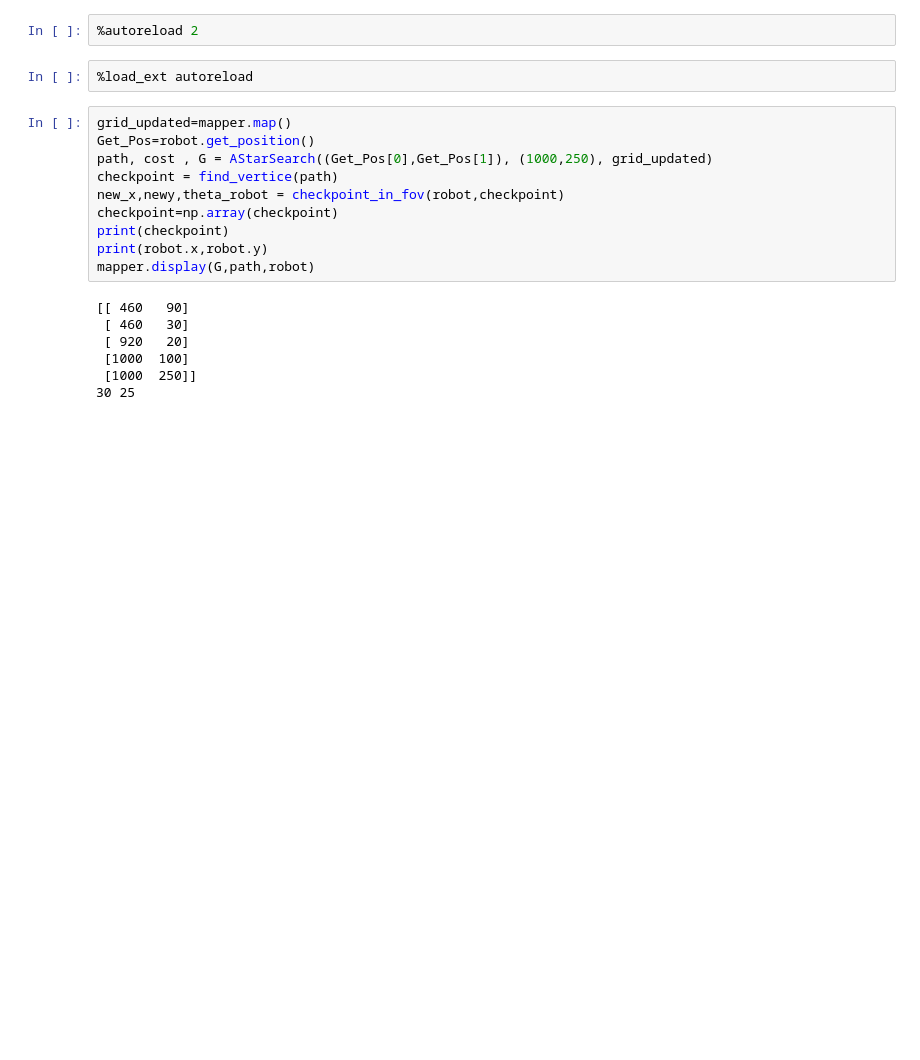
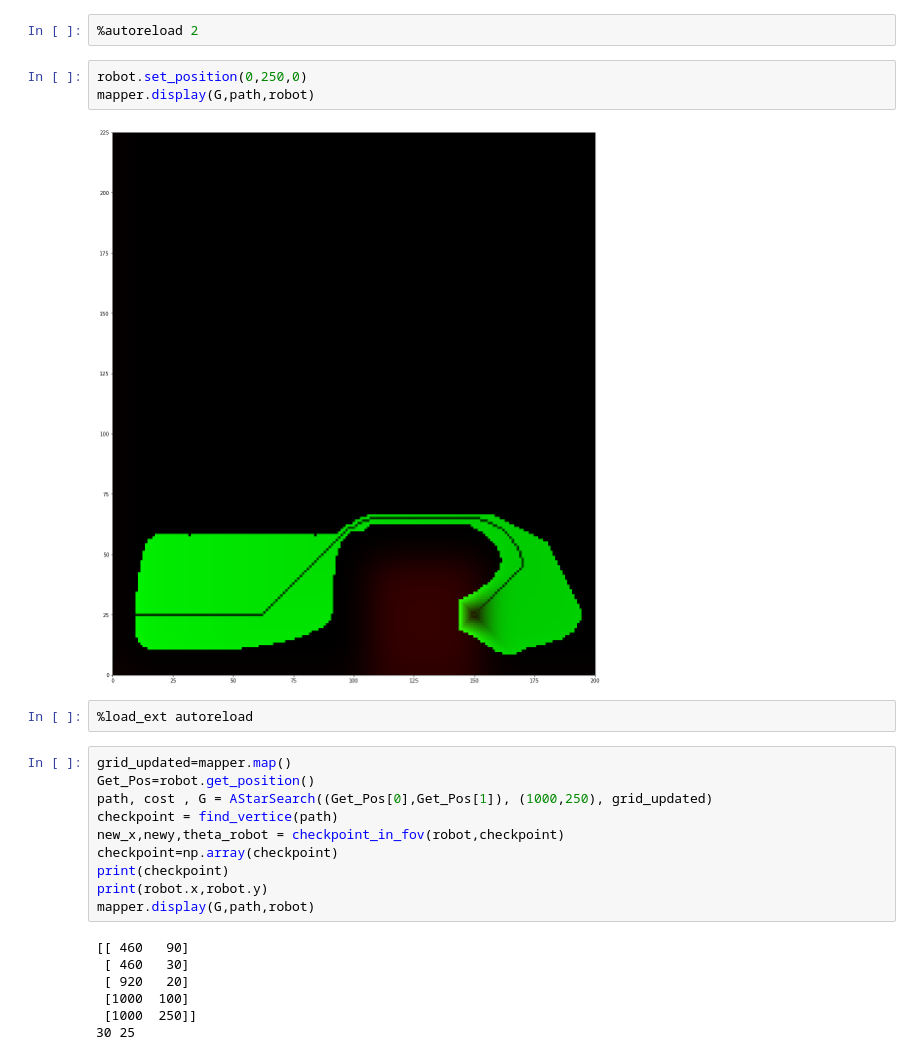
Before and after one commit to Guilhem74/STI_Robotic_Competition_Software, a Jupyter notebook: Architecture/main.ipynb, the cells around one changed output. Saved outputs shown, nothing was run; the diff lists cells and outputs as text; blank space fills up the shorter version.

```diff
--- a/Architecture/main.ipynb
+++ b/Architecture/main.ipynb
@@ -152,5 +170,10 @@ End of Script
 # %%
 %autoreload 2
+# %%
+robot.set_position(0,250,0)
+mapper.display(G,path,robot)
+# %% [output]
+[figure, added]
 # %%
 %load_ext autoreload
 # %%
```
Also changed, not shown: parts of 4 cells of this notebook, 2 other files.
